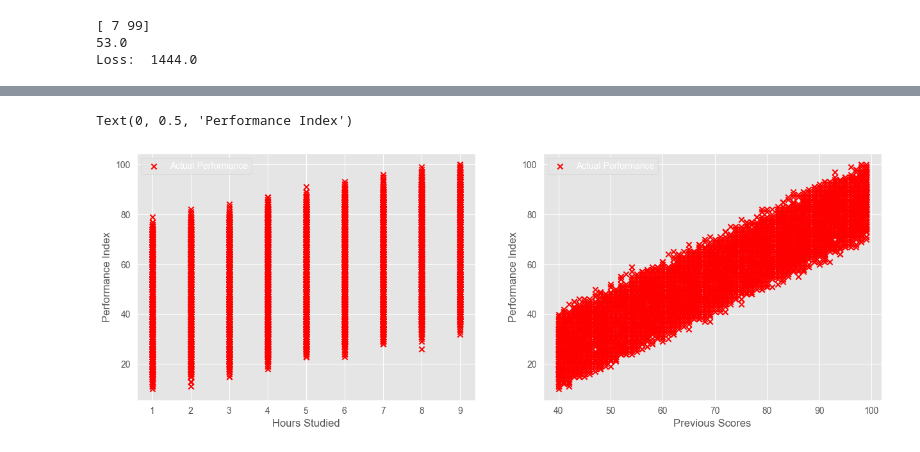
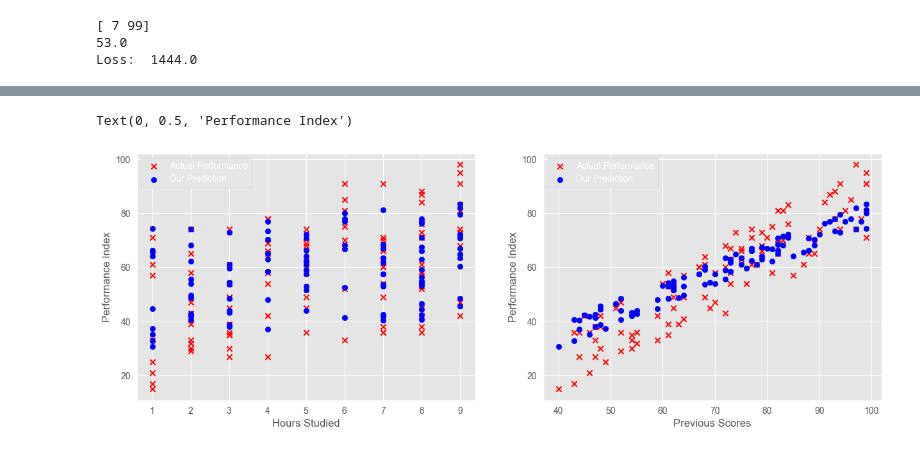
Before and after one commit to alinoor4/linear_regression_model, a Jupyter notebook: multi_linear_reg.ipynb, the cells around one changed output, grey strips where cells are left out. Cells and saved outputs as stored; diff of their text form; code cells hidden in the pictures.

```diff
--- a/multi_linear_reg.ipynb
+++ b/multi_linear_reg.ipynb
@@ -24,6 +24,6 @@ sns.heatmap(corr_matrix, annot=True, cmap='coolwarm')
 # %%
-X_train = df[['Hours Studied', 'Previous Scores']].values
-y_train = df['Performance Index'].values
+X_train = df[['Hours Studied', 'Previous Scores']].values[:100]
+y_train = df['Performance Index'].values[:100]
 
 print(X_train.shape, y_train.shape)
 # %% [output]
@@ -99,19 +98,14 @@ def compute_cost(X, y, W, b):
 # %%
 def compute_gradient(X, y, W, b):
-    m, n = X.shape
-    dj_dW = np.zeros(n).astype(int)
-    dj_db = 0
-
+    m,n = X.shape
+    dj_dW = np.zeros(n)
+    dj_db = 0.0
     for i in range(m):
-        f_wb_i = np.dot(X[i], W) + b
-        err_i = f_wb_i - y[i]
-
-        dj_db += err_i
-
+        err = (np.dot(X[i], W) + b) - y[i]
         for j in range(n):
-            dj_dW[j] += err_i * X[i, j]
-
+            dj_dW[j] = dj_dW[j] + err * X[i, j]
+        dj_db = dj_db + err
     dj_dW = dj_dW / m
     dj_db = dj_db / m
 
-    return dj_dW, dj_db
+    return dj_db, dj_dW
@@ -118,17 +118,20 @@ def compute_gradient(X, y, W, b):
 # %%
 def gradient_descent(X, y, alpha, iterations):
-    W = np.zeros(X.shape[1]).astype(int)
+    W = np.zeros(X_train.shape[1])
     b = 0
     for i in range(iterations):
-        dj_dw, dj_db = compute_gradient(X, y, w, b)
-        W = W - alpha * dj_dw
+        dj_db, dj_dW = compute_gradient(X, y, W, b)
+        W = W - (alpha * dj_dW)
         b = b - alpha * dj_db
         if i % 100 == 0:
+            print(f"dj_dW: {dj_dW}, dj_db: {dj_dW}")
             print(f"Iteration: {i+1}, Cost: {compute_cost(X, y, w, b)}")
+            print("Loss: ", (predict(x_train, w, b) - y_train[0]) ** 2)
+
     print(f"w: {W}, b: {b}")
     return W, b
 # %%
-learning_rate = 0.01
+learning_rate = 0.0001
 iterations = 1000
 
 W, b = gradient_descent(X_train, y_train, learning_rate, iterations)
@@ -157,17 +181,17 @@ print(predict(X_train[0,:], W, b))
 # %%
 fig, axs = plt.subplots(1,2, figsize=(15,5))
 
 axs[0].scatter(X_train[:,0], y_train, marker='x', c='red', label='Actual Performance')
-# axs[0].plot(X_train[:,0], tmp_f_wb, c='b',label='Our Prediction')
+axs[0].scatter(X_train[:,0], tmp_f_wb, c='b',label='Our Prediction')
 axs[0].legend()
 axs[0].set_xlabel('Hours Studied')
 axs[0].set_ylabel('Performance Index')
 
 axs[1].scatter(X_train[:,1], y_train, marker='x', c='red', label = 'Actual Performance')
-# axs[1].plot(X_train[:,1], tmp_f_wb, c='b',label='Our Prediction')
+axs[1].scatter(X_train[:,1], tmp_f_wb, c='b',label='Our Prediction')
 axs[1].legend()
 axs[1].set_xlabel('Previous Scores')
 axs[1].set_ylabel('Performance Index')
 # %% [output]
 Text(0, 0.5, 'Performance Index')
-[figure, old version]
+[figure, new version]
```
Also changed, not shown: parts of 9 cells of this notebook, 1 other file.
